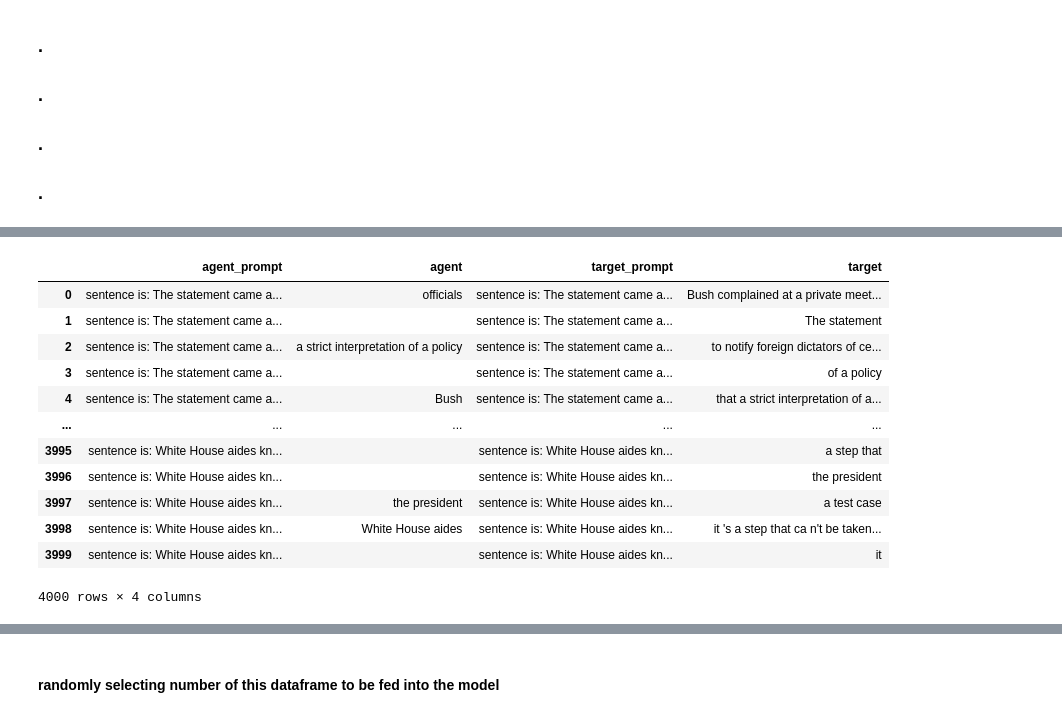
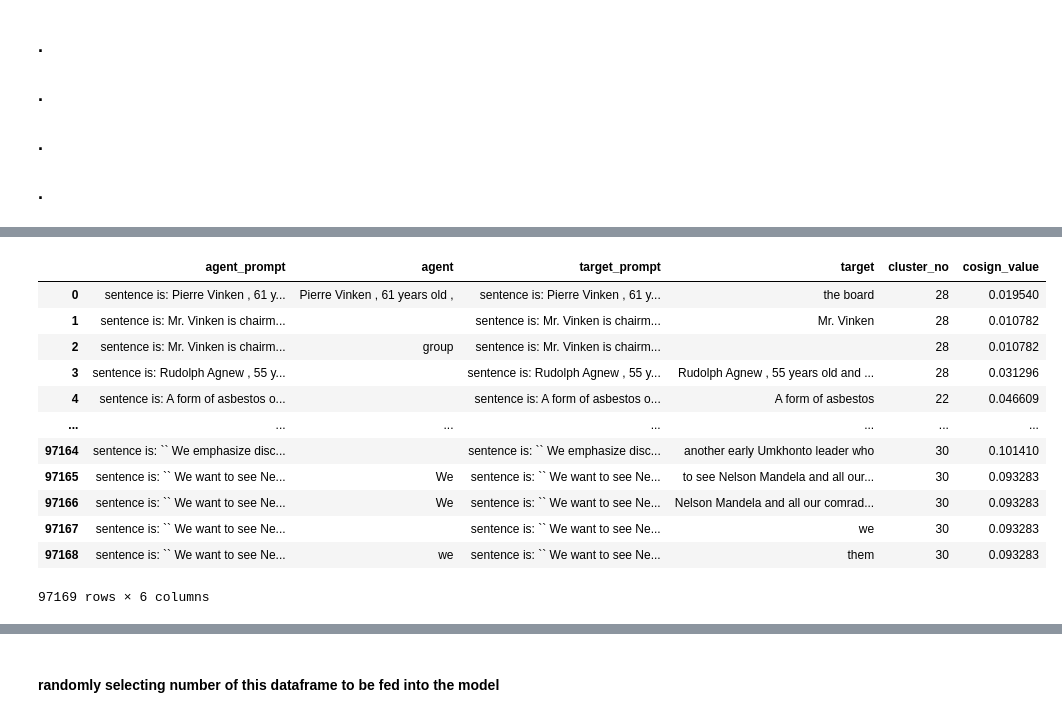
Before and after one commit to houman-nr/vigilant-umbrella, a Jupyter notebook: ORL_on_SRL_Cosign-Similarity.ipynb, the cells around one changed output, grey strips where cells are left out. Saved outputs shown, nothing was run; the diff lists cells and outputs as text; code cells hidden in the pictures.

```diff
--- a/ORL_on_SRL_Cosign-Similarity.ipynb
+++ b/ORL_on_SRL_Cosign-Similarity.ipynb
@@ -41,7 +41,7 @@ MAX_LABEL_LENGTH = 8
 MODEL_LINK = "google/flan-t5-small"
 FOLD_NUMBER = 0
 SEED = 0
-srl_data_link = '/kaggle/input/srl-cosign-similarity/4000 sample sentence with the highest cosine similarity.csv'
+srl_data_link = '/kaggle/input/srl-w-cluster-number103k/SRL_Dataset_With_60_Clusters-Similarity.csv'
 # %%
 def set_seed():
     random.seed(SEED)
@@ -404,7 +404,7 @@ def train_data(data_loader, v_data_loader):
 ### .
 # %%
 srl = pd.read_csv(srl_data_link)
-agents, targets, verbs, sentences = [], [], [], []
+agents, targets, verbs, sentences, cluster_number, cosign_value = [], [], [], [], [], []
 for i in range(len(srl)):
 
     #single line of data is selected from df
@@ -425,7 +425,15 @@ for i in range(len(srl)):
             targets.append("")
         sentences.append(line['SENTENCE'])
         verbs.append(line['PREDICATES'])
+        cluster_number.append(line['Cluster_Number'])
+        cosign_value.append(line['Similarity'])
 
-srl_df = pd.DataFrame({'sentences': sentences, 'verbs': verbs, 'agents': agents, 'targets': targets}, dtype='object').fillna('')
+srl_df = pd.DataFrame({'sentences': sentences,
+                       'verbs': verbs,
+                       'agents': agents,
+                       'targets': targets,
+                       'cluster_no': cluster_number,
+                       'cosign_value': cosign_value},
+                      dtype='object').fillna('')
 srl_df
 # %% [output]
@@ -445,26 +453,32 @@ srl_df
 # %%
-agent_prompts, agents, target_prompts, targets = [], [], [], []
+agent_prompts, agents, target_prompts, targets, cluster_no, cosign_value = [], [], [], [], [], []
 for i in range(len(srl_df)):
     line = srl_df.iloc[i]
     agent_prompts.append(f"sentence is: {line['sentences']} this is verb: {line['verbs']} find agent for this veerb in the sentence")
     agents.append(line['agents'])
     target_prompts.append(f"sentence is: {line['sentences']} this is verb: {line['verbs']} find target for this verb in the sentence")
     targets.append(line['targets'])
-    # (f"sentence is: \{{input_df['sentence'][i]}} this is DSE: {input_df['dse'][i]}. find target for DSE in the sentence?")
+    cluster_no.append(line['cluster_no'])
+    cosign_value.append(line['cosign_value'])
 srl_df = []
-srl_df = pd.DataFrame({'agent_prompt': agent_prompts, 'agent': agents, 'target_prompt': target_prompts, 'target': targets})
+srl_df = pd.DataFrame({'agent_prompt': agent_prompts,
+                       'agent': agents,
+                       'target_prompt': target_prompts,
+                       'target': targets,
+                       'cluster_no': cluster_number,
+                       'cosign_value': cosign_value})
 srl_df
 # %% [output]
-|  | agent_prompt | agent | target_prompt | target |
-| 0 | sentence is: The statement came a... | officials | sentence is: The statement came a... | Bush complained at a private meet... |
-| 1 | sentence is: The statement came a... |  | sentence is: The statement came a... | The statement |
-| 2 | sentence is: The statement came a... | a strict interpretation of a policy | sentence is: The statement came a... | to notify foreign dictators of ce... |
-| 3 | sentence is: The statement came a... |  | sentence is: The statement came a... | of a policy |
-| 4 | sentence is: The statement came a... | Bush | sentence is: The statement came a... | that a strict interpretation of a... |
-| ... | ... | ... | ... | ... |
-| 3995 | sentence is: White House aides kn... |  | sentence is: White House aides kn... | a step that |
-| 3996 | sentence is: White House aides kn... |  | sentence is: White House aides kn... | the president |
-| 3997 | sentence is: White House aides kn... | the president | sentence is: White House aides kn... | a test case |
-| 3998 | sentence is: White House aides kn... | White House aides | sentence is: White House aides kn... | it 's a step that ca n't be taken... |
-| 3999 | sentence is: White House aides kn... |  | sentence is: White House aides kn... | it |
+|  | agent_prompt | agent | target_prompt | target | cluster_no | cosign_value |
+| 0 | sentence is: Pierre Vinken , 61 y... | Pierre Vinken , 61 years old , | sentence is: Pierre Vinken , 61 y... | the board | 28 | 0.019540 |
+| 1 | sentence is: Mr. Vinken is chairm... |  | sentence is: Mr. Vinken is chairm... | Mr. Vinken | 28 | 0.010782 |
+| 2 | sentence is: Mr. Vinken is chairm... | group | sentence is: Mr. Vinken is chairm... |  | 28 | 0.010782 |
+| 3 | sentence is: Rudolph Agnew , 55 y... |  | sentence is: Rudolph Agnew , 55 y... | Rudolph Agnew , 55 years old and ... | 28 | 0.031296 |
+| 4 | sentence is: A form of asbestos o... |  | sentence is: A form of asbestos o... | A form of asbestos | 22 | 0.046609 |
+| ... | ... | ... | ... | ... | ... | ... |
+| 97164 | sentence is: `` We emphasize disc... |  | sentence is: `` We emphasize disc... | another early Umkhonto leader who | 30 | 0.101410 |
+| 97165 | sentence is: `` We want to see Ne... | We | sentence is: `` We want to see Ne... | to see Nelson Mandela and all our... | 30 | 0.093283 |
+| 97166 | sentence is: `` We want to see Ne... | We | sentence is: `` We want to see Ne... | Nelson Mandela and all our comrad... | 30 | 0.093283 |
+| 97167 | sentence is: `` We want to see Ne... |  | sentence is: `` We want to see Ne... | we | 30 | 0.093283 |
+| 97168 | sentence is: `` We want to see Ne... | we | sentence is: `` We want to see Ne... | them | 30 | 0.093283 |
-4000 rows × 4 columns
+97169 rows × 6 columns
```
Also changed, not shown: parts of 7 cells of this notebook.
